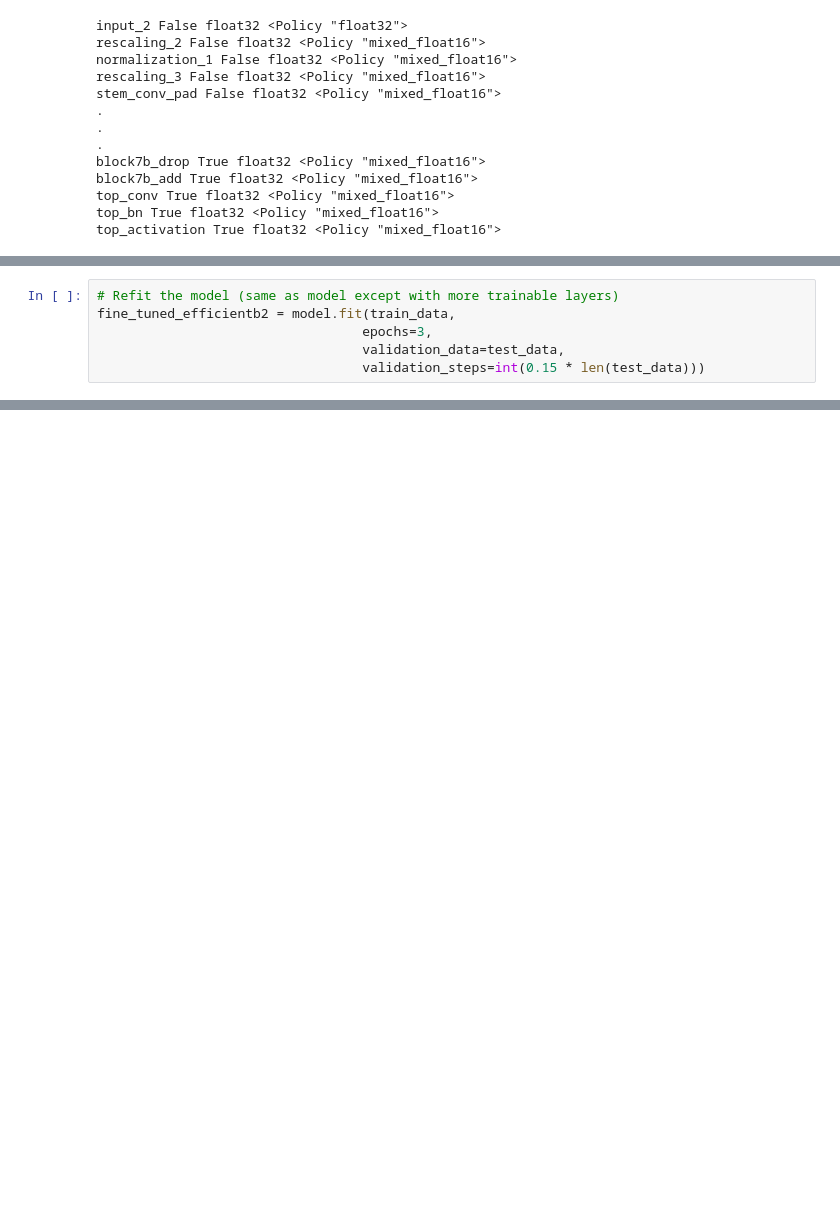
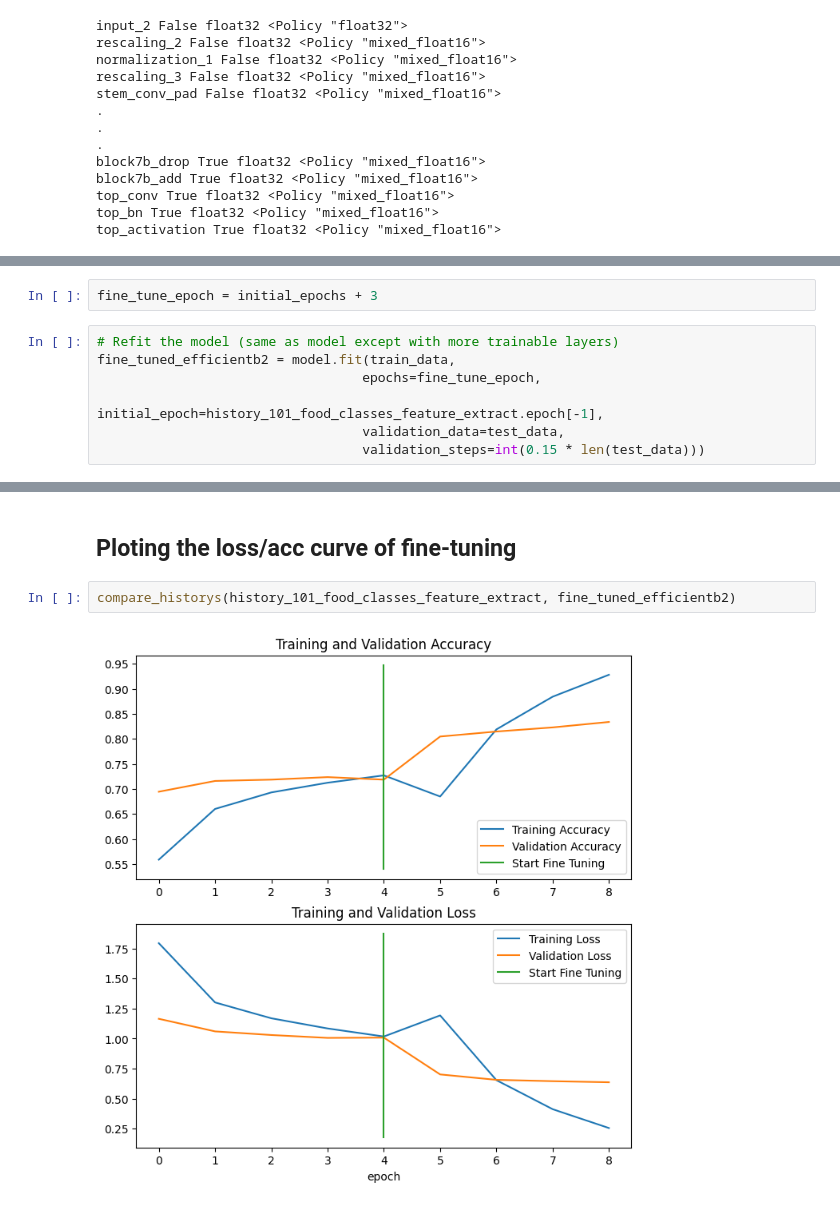
Before and after one commit to rohanbobby01/Food101, a Jupyter notebook: FoodVision.ipynb, the cells around one changed output, grey strips where cells are left out. Cells and saved outputs as stored; diff of their text form; blank space fills up the shorter version.

```diff
--- a/FoodVision.ipynb
+++ b/FoodVision.ipynb
@@ -357,8 +369,11 @@ Non-trainable params: 73,735
 _________________________________________________________________
+# %%
+fine_tune_epoch = initial_epochs + 3
 # %%
 # Refit the model (same as model except with more trainable layers)
 fine_tuned_efficientb2 = model.fit(train_data,
-                                  epochs=3,
+                                  epochs=fine_tune_epoch,
+                                  initial_epoch=history_101_food_classes_feature_extract.epoch[-1],
                                   validation_data=test_data,
                                   validation_steps=int(0.15 * len(test_data)))
 # %% [output]
@@ -376,0 +394,6 @@ fine_tuned_efficientb2_result
+# %% [markdown]
+## Ploting the loss/acc curve of fine-tuning
+# %%
+compare_historys(history_101_food_classes_feature_extract, fine_tuned_efficientb2)
+# %% [output]
+[figure, added]
```
Also changed, not shown: parts of 19 cells of this notebook, 1 other file.
